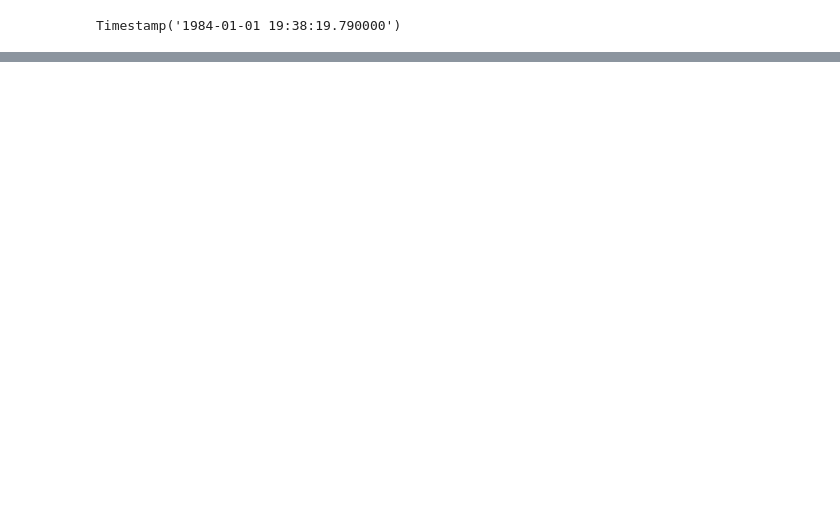
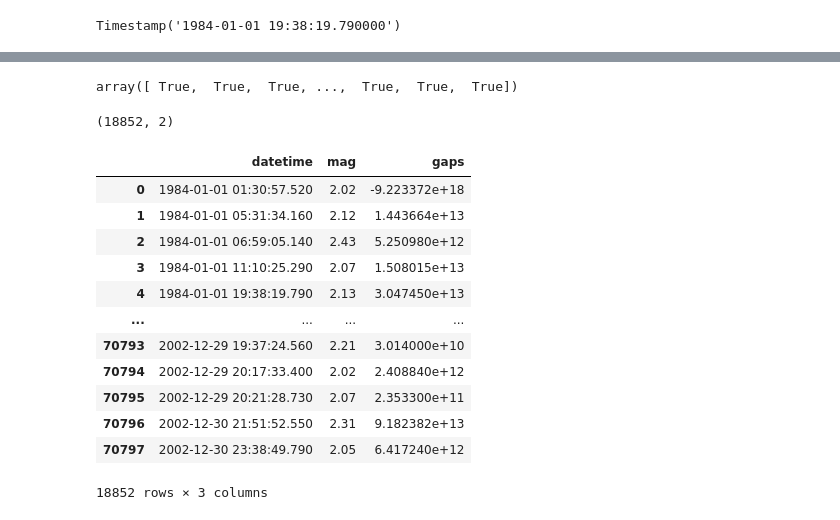
Before and after one commit to taranaalex/MLPNS_ATarana, a Jupyter notebook: earthquakes.ipynb, the cells around one changed output, grey strips where cells are left out. Saved outputs shown, nothing was run; the diff lists cells and outputs as text; code cells hidden in the pictures; blank space fills up the shorter version.

```diff
--- a/earthquakes.ipynb
+++ b/earthquakes.ipynb
@@ -62,0 +156,16 @@ ParserError: ignored
+# %%
+gooddates = (((eqs.datetime >= ss[0][0]) * (eqs.datetime <= ss[0][1])) +
+          ((eqs.datetime >= ss[1][0]) * (eqs.datetime <= ss[1][1])) +
+          ((eqs.datetime >= ss[2][0]) * (eqs.datetime <= ss[2][1])) +
+          ((eqs.datetime >= ss[3][0]) * (eqs.datetime <= ss[3][1])) +
+          ((eqs.datetime >= ss[4][0]) * (eqs.datetime <= ss[4][1])) +
+          ((eqs.datetime >= ss[5][0]) * (eqs.datetime <= ss[5][1])) +
+          ((eqs.datetime >= ss[6][0]) * (eqs.datetime <= ss[6][1])) +
+          ((eqs.datetime >= ss[7][0]) * (eqs.datetime <= ss[7][1])) +
+          ((eqs.datetime >= ss[8][0]) * (eqs.datetime <= ss[8][1])) +
+          ((eqs.datetime >= ss[9][0]) * (eqs.datetime <= ss[9][1])) +
+          ((eqs.datetime >= ss[10][0]) * (eqs.datetime <= ss[10][1]))).values
+# %%
+gooddates
+# %% [output]
+array([ True,  True,  True, ...,  True,  True,  True])
@@ -62,0 +178,21 @@ ParserError: ignored
+# %%
+eqGoodData.shape
+# %% [output]
+(18852, 2)
+# %%
+eqGoodData['gaps'] = eqGoodData['datetime'].diff().values.astype(float)
+eqGoodData
+# %% [output]
+|  | datetime | mag | gaps |
+| 0 | 1984-01-01 01:30:57.520 | 2.02 | -9.223372e+18 |
+| 1 | 1984-01-01 05:31:34.160 | 2.12 | 1.443664e+13 |
+| 2 | 1984-01-01 06:59:05.140 | 2.43 | 5.250980e+12 |
+| 3 | 1984-01-01 11:10:25.290 | 2.07 | 1.508015e+13 |
+| 4 | 1984-01-01 19:38:19.790 | 2.13 | 3.047450e+13 |
+| ... | ... | ... | ... |
+| 70793 | 2002-12-29 19:37:24.560 | 2.21 | 3.014000e+10 |
+| 70794 | 2002-12-29 20:17:33.400 | 2.02 | 2.408840e+12 |
+| 70795 | 2002-12-29 20:21:28.730 | 2.07 | 2.353300e+11 |
+| 70796 | 2002-12-30 21:51:52.550 | 2.31 | 9.182382e+13 |
+| 70797 | 2002-12-30 23:38:49.790 | 2.05 | 6.417240e+12 |
+18852 rows × 3 columns
```
Also changed, not shown: parts of 21 cells of this notebook.
